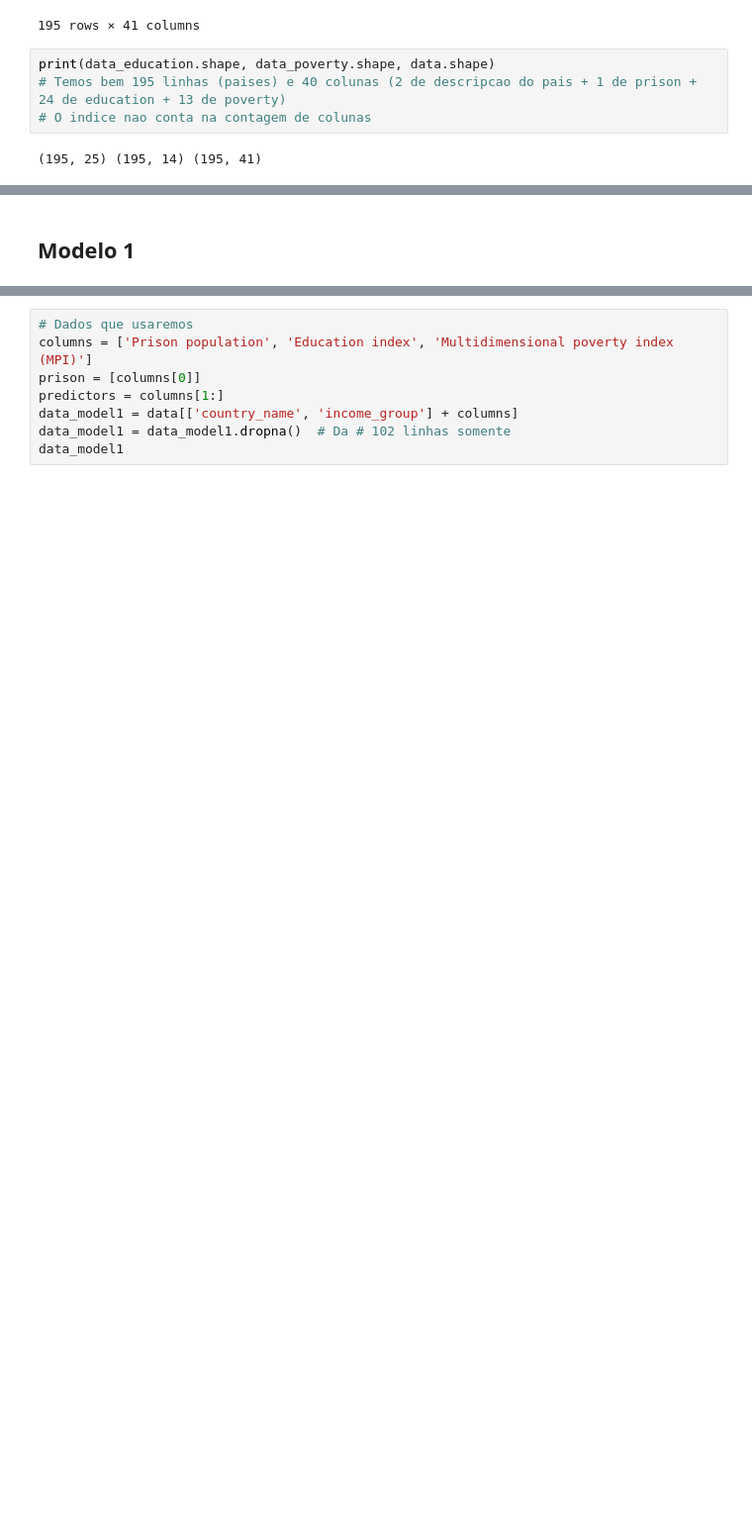
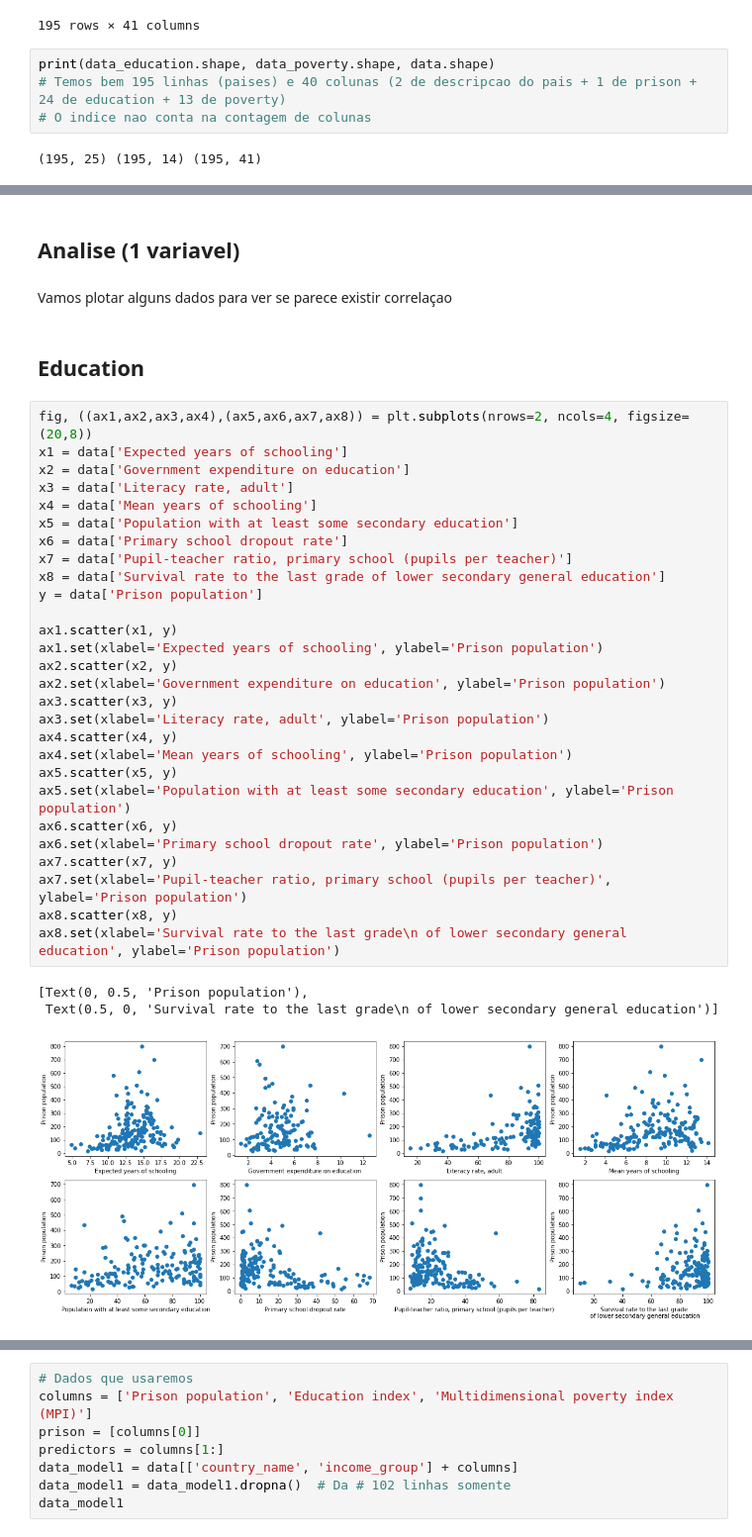
Before and after one commit to andreisha/inf1032-datascience, a Jupyter notebook: T1.3 - Modelos de Regressão Linear.ipynb, the cells around one changed output, grey strips where cells are left out. Shown at 99% size. Saved outputs shown, nothing was run; the diff lists cells and outputs as text; blank space fills up the shorter version.

```diff
--- a/T1.3 - Modelos de Regressão Linear.ipynb
+++ b/T1.3 - Modelos de Regressão Linear.ipynb
@@ -219,2 +248,38 @@ print(data_education.shape, data_poverty.shape, data.shape)
 # %% [markdown]
-## Modelo 1
+## Analise (1 variavel)
+# %% [markdown]
+Vamos plotar alguns dados para ver se parece existir correlaçao
+# %% [markdown]
+## Education
+# %%
+fig, ((ax1,ax2,ax3,ax4),(ax5,ax6,ax7,ax8)) = plt.subplots(nrows=2, ncols=4, figsize=(20,8))
+x1 = data['Expected years of schooling']
+x2 = data['Government expenditure on education']
+x3 = data['Literacy rate, adult']
+x4 = data['Mean years of schooling']
+x5 = data['Population with at least some secondary education']
+x6 = data['Primary school dropout rate']
+x7 = data['Pupil-teacher ratio, primary school (pupils per teacher)']
+x8 = data['Survival rate to the last grade of lower secondary general education']
+y = data['Prison population']
+
+ax1.scatter(x1, y)
+ax1.set(xlabel='Expected years of schooling', ylabel='Prison population')
+ax2.scatter(x2, y)
+ax2.set(xlabel='Government expenditure on education', ylabel='Prison population')
+ax3.scatter(x3, y)
+ax3.set(xlabel='Literacy rate, adult', ylabel='Prison population')
+ax4.scatter(x4, y)
+ax4.set(xlabel='Mean years of schooling', ylabel='Prison population')
+ax5.scatter(x5, y)
+ax5.set(xlabel='Population with at least some secondary education', ylabel='Prison population')
+ax6.scatter(x6, y)
+ax6.set(xlabel='Primary school dropout rate', ylabel='Prison population')
+ax7.scatter(x7, y)
+ax7.set(xlabel='Pupil-teacher ratio, primary school (pupils per teacher)', ylabel='Prison population')
+ax8.scatter(x8, y)
+ax8.set(xlabel='Survival rate to the last grade\n of lower secondary general education', ylabel='Prison population')
+# %% [output]
+[Text(0, 0.5, 'Prison population'),
+ Text(0.5, 0, 'Survival rate to the last grade\n of lower secondary general education')]
+[figure, added]
```
Also changed, not shown: parts of 43 cells of this notebook, 1 other file.
